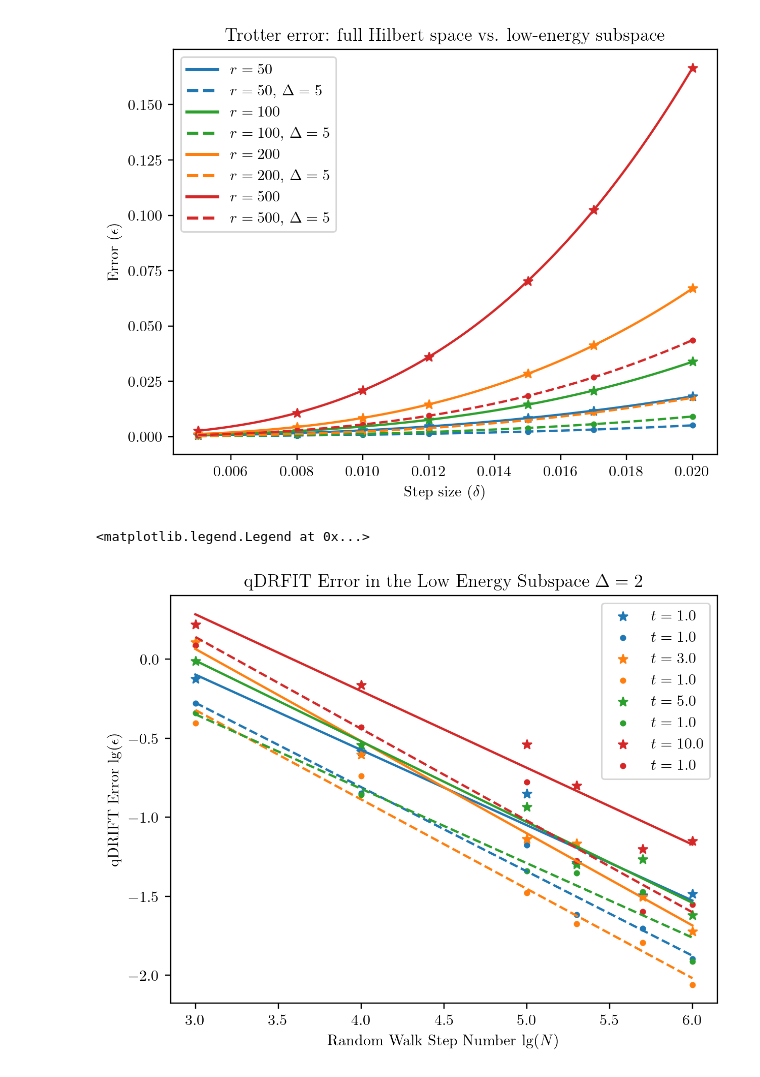
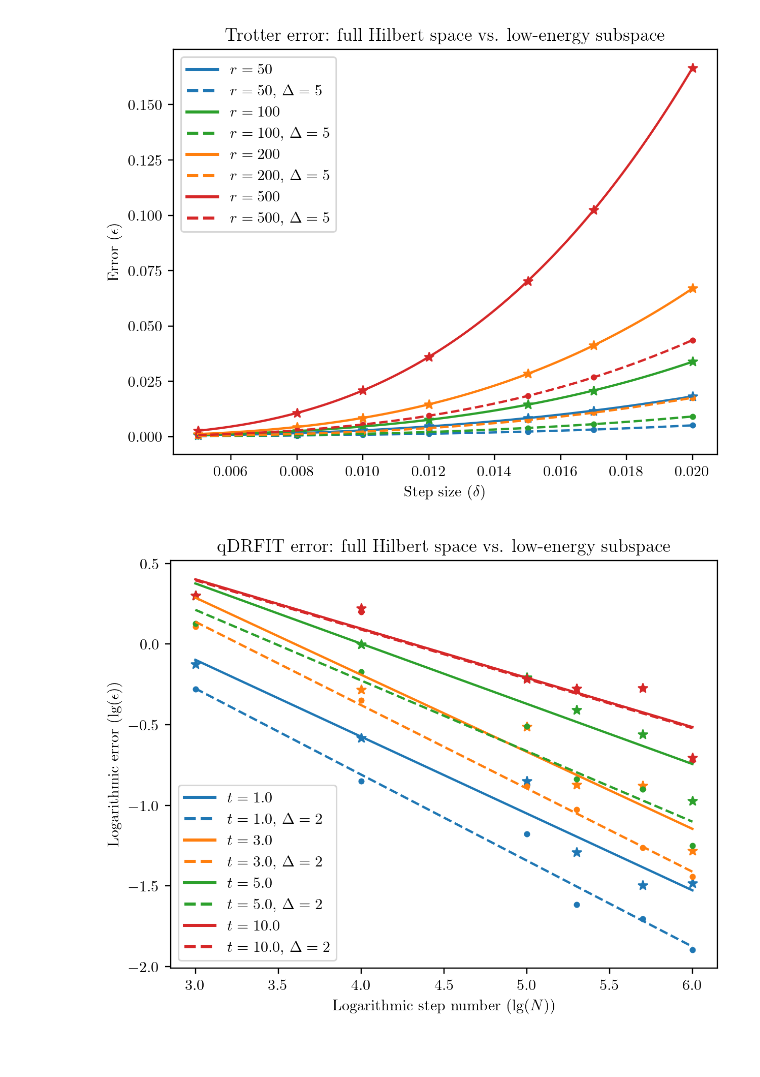
Before and after one commit to Qubit-Fernand/Digital-Quantum-Simulation, a Jupyter notebook: Figure/Plotting.ipynb, the cells around one changed output. Cells and saved outputs as stored; diff of their text form; code cells hidden in the pictures.

```diff
--- a/Figure/Plotting.ipynb
+++ b/Figure/Plotting.ipynb
@@ -127,14 +93,14 @@ fig.savefig('baseline.svg', dpi=600, format='svg')
 # %% [output]
 [figure]
 # %%
-t_1 = np.log(np.array(loadmat('../qDRIFT/t_1.mat')['t_1'].flatten()))/np.log(10)
-t_1_Delta_5 = np.log(np.array(loadmat('../qDRIFT/t_1_Delta_5.mat')['t_1_Delta_5'].flatten()))/np.log(10)
-t_3 = np.log(np.array(loadmat('t_3.mat')['t_3'].flatten()))/np.log(10)
-t_3_Delta_5 = np.log(np.array(loadmat('t_3_Delta_5.mat')['t_3_Delta_5'].flatten()))/np.log(10)
-t_5 = np.log(np.array(loadmat('t_5.mat')['t_5'].flatten()))/np.log(10)
-t_5_Delta_5 = np.log(np.array(loadmat('t_5_Delta_5.mat')['t_5_Delta_5'].flatten()))/np.log(10)
-t_10 = np.log(np.array(loadmat('t_10.mat')['t_10'].flatten()))/np.log(10)
-t_10_Delta_5 = np.log(np.array(loadmat('t_10_Delta_5.mat')['t_10_Delta_5'].flatten()))/np.log(10)
+t_1 = np.log(np.array(loadmat('../qDRIFT/error_norm.mat')['t_1'].flatten()))/np.log(10)
+t_1_Delta_5 = np.log(np.array(loadmat('../qDRIFT/error_norm.mat')['t_1_Delta_5'].flatten()))/np.log(10)
+t_3 = np.log(np.array(loadmat('../qDRIFT/error_norm.mat')['t_3'].flatten()))/np.log(10)
+t_3_Delta_5 = np.log(np.array(loadmat('../qDRIFT/error_norm.mat')['t_3_Delta_5'].flatten()))/np.log(10)
+t_5 = np.log(np.array(loadmat('../qDRIFT/error_norm.mat')['t_5'].flatten()))/np.log(10)
+t_5_Delta_5 = np.log(np.array(loadmat('../qDRIFT/error_norm.mat')['t_5_Delta_5'].flatten()))/np.log(10)
+t_10 = np.log(np.array(loadmat('../qDRIFT/error_norm.mat')['t_10'].flatten()))/np.log(10)
+t_10_Delta_5 = np.log(np.array(loadmat('../qDRIFT/error_norm.mat')['t_10_Delta_5'].flatten()))/np.log(10)
 
 step = np.log(np.array([1000, 10000, 100000, 200000, 500000, 1000000]))/np.log(10)
 step_new = np.linspace(min(step), max(step), 100)
@@ -161,34 +127,35 @@ coefficients_t_10_Delta_5 = np.polyfit(step, t_10_Delta_5, 1)
 poly_t_10_Delta_5 = np.poly1d(coefficients_t_10_Delta_5)
 # %%
 fig, ax = plt.subplots(dpi=217)
-ax.set_title('qDRFIT Error in the Low Energy Subspace $\Delta = 2$')
-ax.set_xlabel('Random Walk Step Number $\lg(N)$')
-ax.set_ylabel('qDRIFT Error $\lg(\epsilon)$')
+ax.set_title('qDRFIT error: full Hilbert space vs. low-energy subspace')
+ax.set_xlabel('Logarithmic step number ($\lg(N)$)')
+ax.set_ylabel('Logarithmic error ($\lg(\epsilon)$)')
 
-ax.scatter(step, t_1, marker = '*', color = '#1f77b4', label='$t=1.0$')
-ax.plot(step_new, poly_t_1(step_new), color = '#1f77b4', linestyle = '-')
+ax.scatter(step, t_1, marker = '*', color = '#1f77b4')
+ax.plot(step_new, poly_t_1(step_new), color = '#1f77b4', linestyle = '-', label='$t=1.0$')
 
-ax.scatter(step, t_1_Delta_5, marker ='.', color = '#1f77b4', label='$t=1.0$')
-ax.plot(step_new, poly_t_1_Delta_5(step_new), color = '#1f77b4', linestyle = '--')
+ax.scatter(step, t_1_Delta_5, marker ='.', color = '#1f77b4')
+ax.plot(step_new, poly_t_1_Delta_5(step_new), color = '#1f77b4', linestyle = '--', label='$t=1.0$, $\Delta =2$')
 
-ax.scatter(step, t_3, marker = '*', color = '#ff7f0e', label='$t=3.0$')
-ax.plot(step_new, poly_t_3(step_new), color = '#ff7f0e', linestyle = '-')
+ax.scatter(step, t_3, marker = '*', color = '#ff7f0e')
+ax.plot(step_new, poly_t_3(step_new), color = '#ff7f0e', linestyle = '-', label='$t=3.0$')
 
-ax.scatter(step, t_3_Delta_5, marker ='.', color = '#ff7f0e', label='$t=1.0$')
-ax.plot(step_new, poly_t_3_Delta_5(step_new), color = '#ff7f0e', linestyle = '--')
+ax.scatter(step, t_3_Delta_5, marker ='.', color = '#ff7f0e')
+ax.plot(step_new, poly_t_3_Delta_5(step_new), color = '#ff7f0e', linestyle = '--', label='$t=3.0$, $\Delta =2$')
 
-ax.scatter(step, t_5, marker = '*', color = '#2ca02c', label='$t=5.0$')
-ax.plot(step_new, poly_t_5(step_new), color = '#2ca02c', linestyle = '-')
+ax.scatter(step, t_5, marker = '*', color = '#2ca02c')
+ax.plot(step_new, poly_t_5(step_new), color = '#2ca02c', linestyle = '-', label='$t=5.0$')
 
-ax.scatter(step, t_5_Delta_5, marker ='.', color = '#2ca02c', label='$t=1.0$')
-ax.plot(step_new, poly_t_5_Delta_5(step_new), color = '#2ca02c', linestyle = '--')
+ax.scatter(step, t_5_Delta_5, marker ='.', color = '#2ca02c')
+ax.plot(step_new, poly_t_5_Delta_5(step_new), color = '#2ca02c', linestyle = '--', label='$t=5.0$, $\Delta =2$')
 
-ax.scatter(step, t_10, marker = '*', color = '#d62728', label='$t=10.0$')
-ax.plot(step_new, poly_t_10(step_new), color = '#d62728', linestyle = '-')
+ax.scatter(step, t_10, marker = '*', color = '#d62728')
+ax.plot(step_new, poly_t_10(step_new), color = '#d62728', linestyle = '-', label='$t=10.0$')
 
-ax.scatter(step, t_10_Delta_5, marker ='.', color = '#d62728', label='$t=1.0$')
-ax.plot(step_new, poly_t_10_Delta_5(step_new), color = '#d62728', linestyle = '--')
-ax.legend()
+ax.scatter(step, t_10_Delta_5, marker ='.', color = '#d62728')
+ax.plot(step_new, poly_t_10_Delta_5(step_new), color = '#d62728', linestyle = '--', label='$t=10.0$, $\Delta =2$')
+ax.legend(handler_map={plt.Line2D: ColorLineStyleHandler()})
+
+fig.savefig('qDRIFT.svg', dpi=600, format='svg')
 # %% [output]
-<matplotlib.legend.Legend at 0x...>
-[figure, old version]
+[figure, new version]
```
Also changed, not shown: parts of 3 cells of this notebook, 14 other files.
